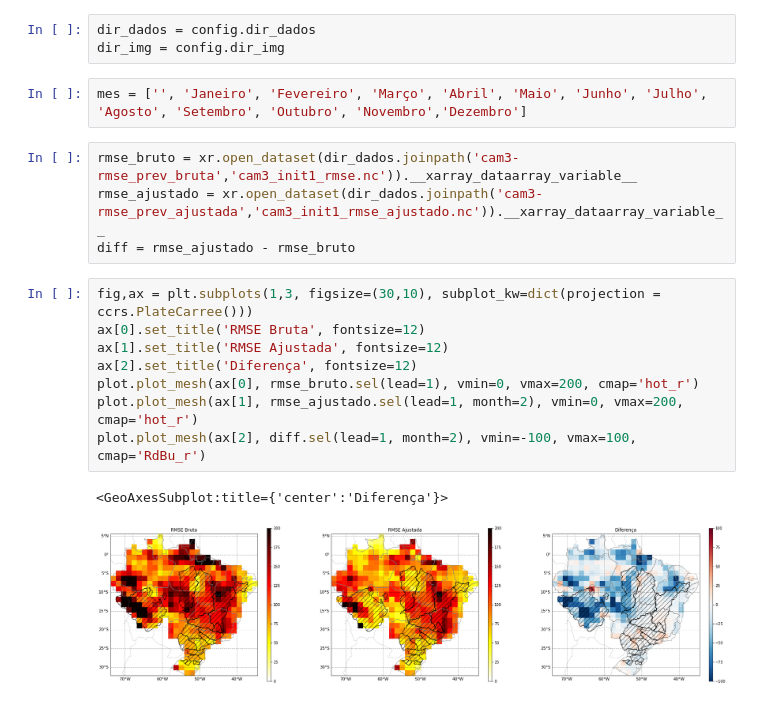
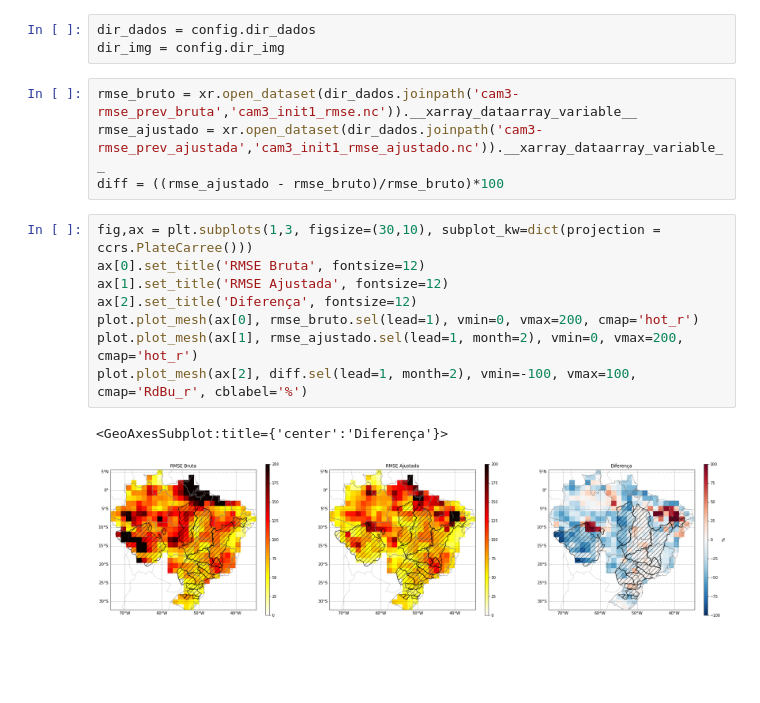
Before and after one commit to viictor-m/TCC, a Jupyter notebook: cam3-rmse_plot.ipynb, the cells around one changed output. Saved outputs shown, nothing was run; the diff lists cells and outputs as text; blank space fills up the shorter version.

```diff
--- a/cam3-rmse_plot.ipynb
+++ b/cam3-rmse_plot.ipynb
@@ -11,23 +11,21 @@ from skill import plot
 # %%
 dir_dados = config.dir_dados
 dir_img = config.dir_img
-# %%
-mes = ['', 'Janeiro', 'Fevereiro', 'Março', 'Abril', 'Maio', 'Junho', 'Julho', 'Agosto', 'Setembro', 'Outubro', 'Novembro','Dezembro']
 # %%
 rmse_bruto = xr.open_dataset(dir_dados.joinpath('cam3-rmse_prev_bruta','cam3_init1_rmse.nc')).__xarray_dataarray_variable__
 rmse_ajustado = xr.open_dataset(dir_dados.joinpath('cam3-rmse_prev_ajustada','cam3_init1_rmse_ajustado.nc')).__xarray_dataarray_variable__
-diff = rmse_ajustado - rmse_bruto
+diff = ((rmse_ajustado - rmse_bruto)/rmse_bruto)*100
 # %%
 fig,ax = plt.subplots(1,3, figsize=(30,10), subplot_kw=dict(projection = ccrs.PlateCarree()))
 ax[0].set_title('RMSE Bruta', fontsize=12)
 ax[1].set_title('RMSE Ajustada', fontsize=12)
 ax[2].set_title('Diferença', fontsize=12)
 plot.plot_mesh(ax[0], rmse_bruto.sel(lead=1), vmin=0, vmax=200, cmap='hot_r')
 plot.plot_mesh(ax[1], rmse_ajustado.sel(lead=1, month=2), vmin=0, vmax=200, cmap='hot_r')
-plot.plot_mesh(ax[2], diff.sel(lead=1, month=2), vmin=-100, vmax=100, cmap='RdBu_r')
+plot.plot_mesh(ax[2], diff.sel(lead=1, month=2), vmin=-100, vmax=100, cmap='RdBu_r', cblabel='%')
 # %% [output]
 <GeoAxesSubplot:title={'center':'Diferença'}>
-[figure, old version]
+[figure, new version]
 # %%
 init = np.arange(1,13,1)
 leads = np.arange(1,4,1)
```
Also changed, not shown: parts of 1 cell of this notebook.
